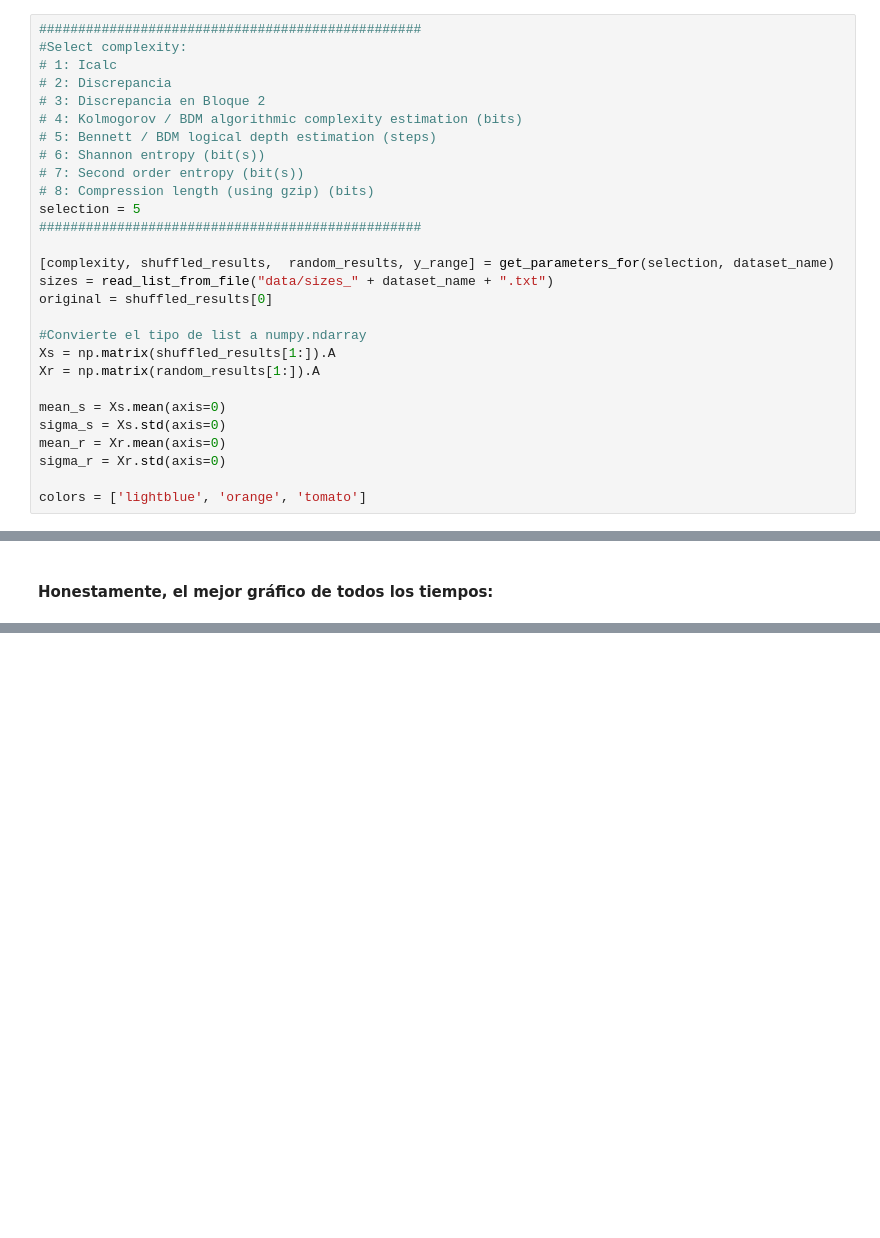
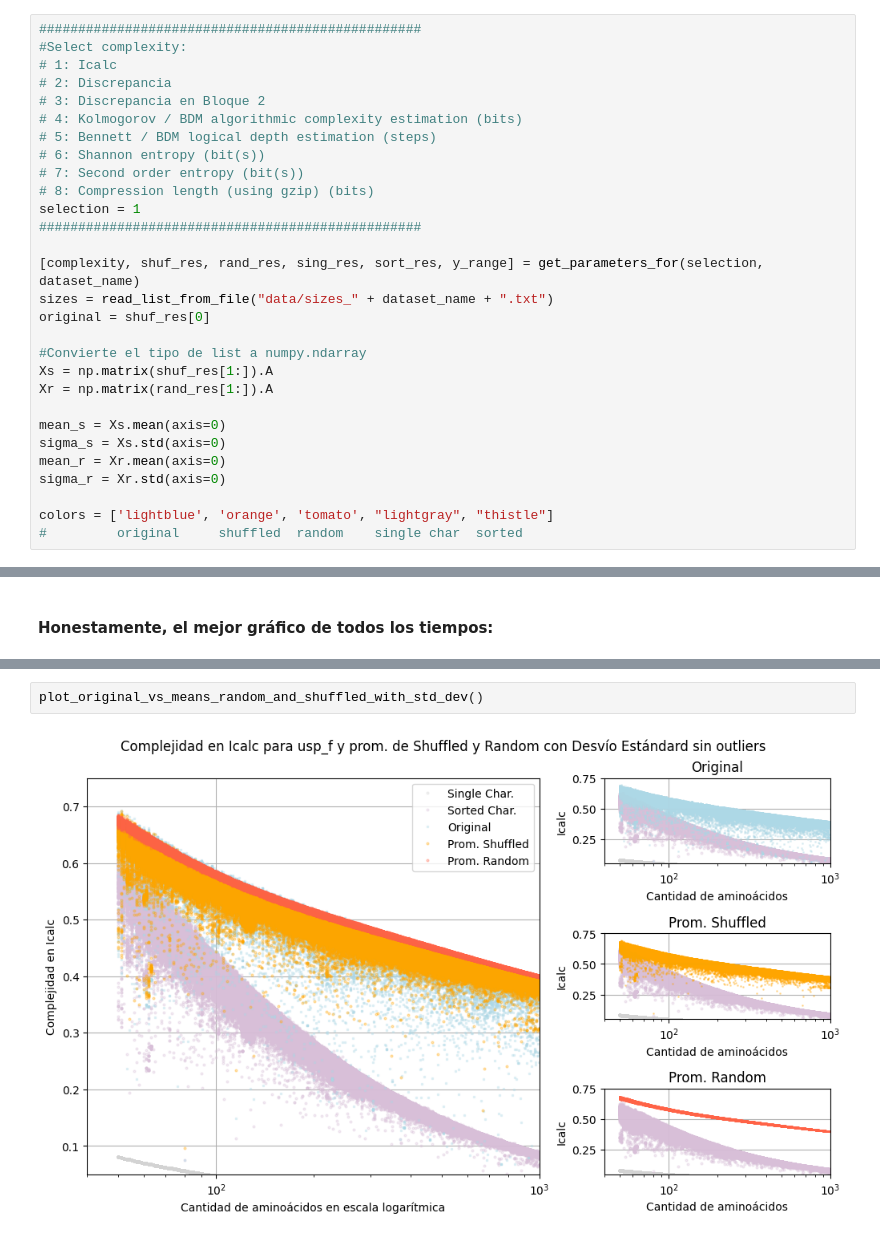
Before and after one commit to marianoOca/tesis, a Jupyter notebook: ploting.ipynb, the cells around one changed output, grey strips where cells are left out. Drawn from its saved outputs; the diff is of its cells as text; blank space fills up the shorter version.

```diff
--- a/ploting.ipynb
+++ b/ploting.ipynb
@@ -23,20 +20,21 @@ dataset_name = "usp_f"
 # 6: Shannon entropy (bit(s))
 # 7: Second order entropy (bit(s))
 # 8: Compression length (using gzip) (bits)
-selection = 5
+selection = 1
 #################################################
 
-[complexity, shuffled_results,  random_results, y_range] = get_parameters_for(selection, dataset_name)
+[complexity, shuf_res, rand_res, sing_res, sort_res, y_range] = get_parameters_for(selection, dataset_name)
 sizes = read_list_from_file("data/sizes_" + dataset_name + ".txt")
-original = shuffled_results[0]
+original = shuf_res[0]
 
 #Convierte el tipo de list a numpy.ndarray
-Xs = np.matrix(shuffled_results[1:]).A
-Xr = np.matrix(random_results[1:]).A
+Xs = np.matrix(shuf_res[1:]).A
+Xr = np.matrix(rand_res[1:]).A
 
 mean_s = Xs.mean(axis=0)
 sigma_s = Xs.std(axis=0)
 mean_r = Xr.mean(axis=0)
 sigma_r = Xr.std(axis=0)
 
-colors = ['lightblue', 'orange', 'tomato']
+colors = ['lightblue', 'orange', 'tomato', "lightgray", "thistle"]
+#         original     shuffled  random    single char  sorted
@@ -145 +268,5 @@ plt.show()
+# %%
+plot_original_vs_means_random_and_shuffled_with_std_dev()
+# %% [output]
+[figure, added]
 # %% [markdown]
```
Also changed, not shown: parts of 26 cells of this notebook, 3 other files.
